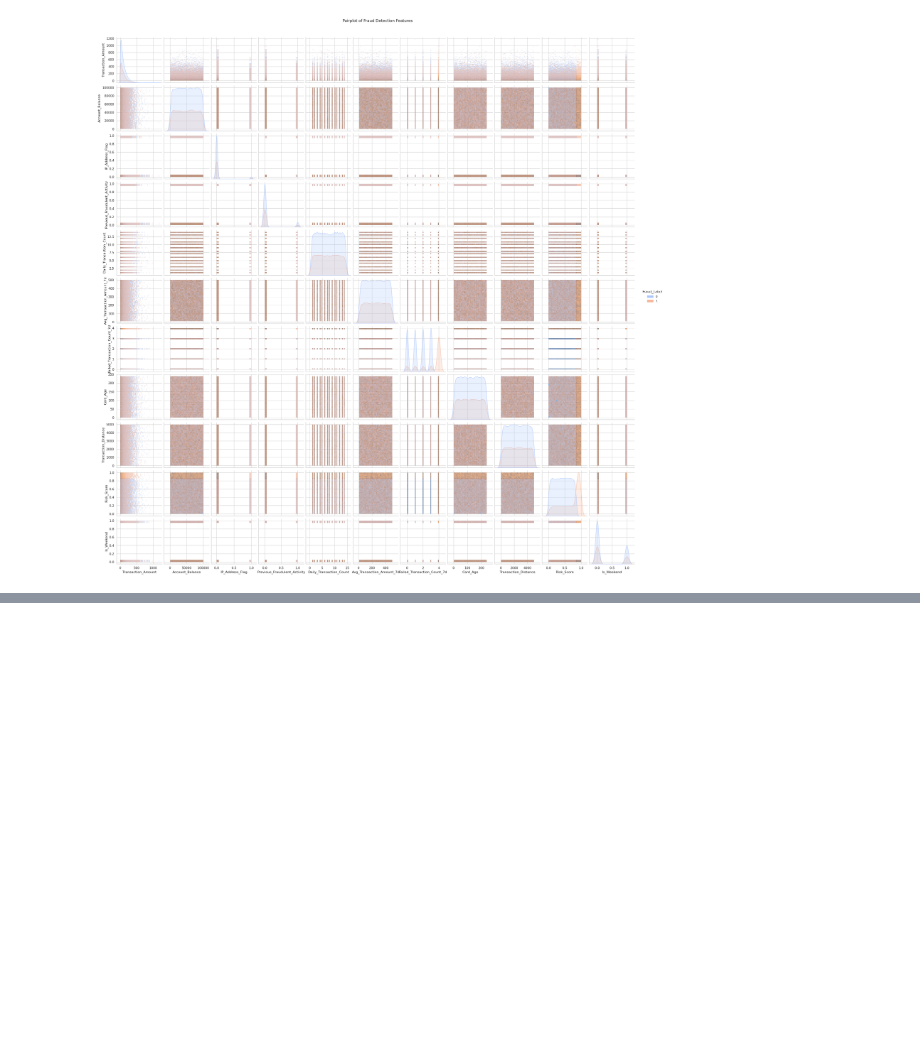
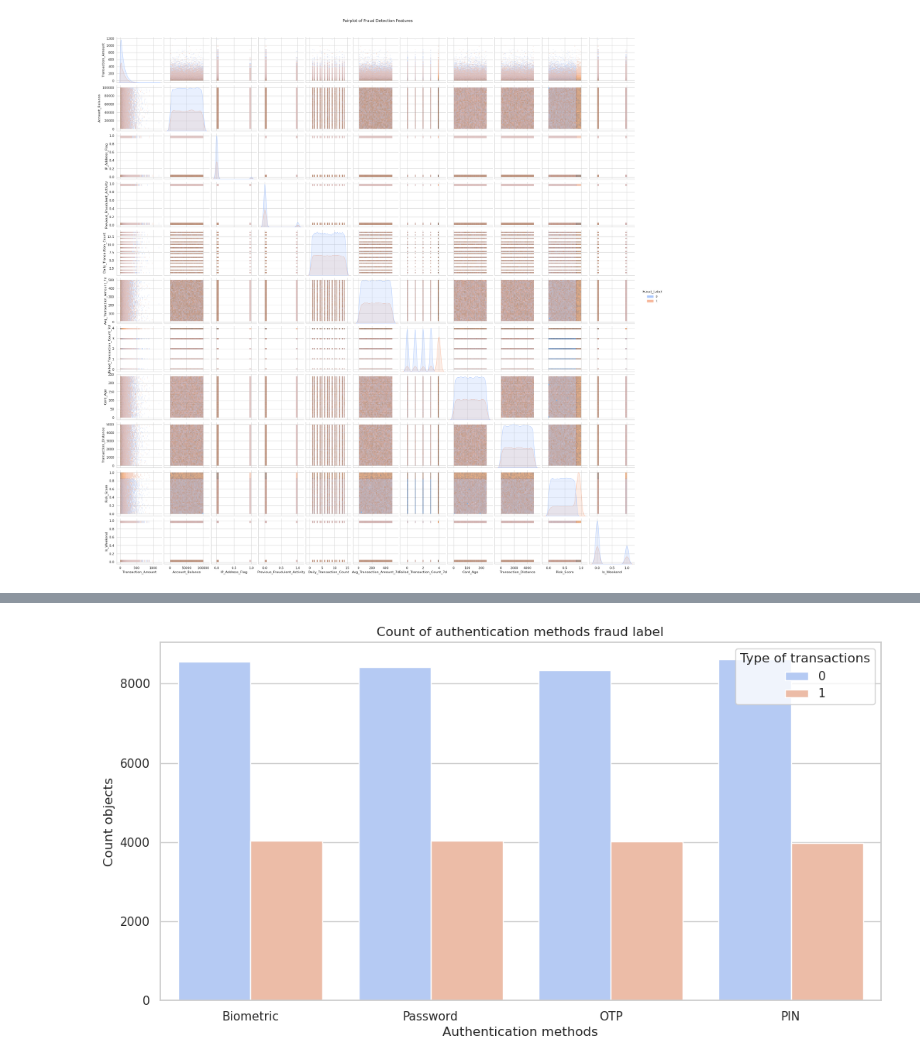
Before and after one commit to crissyro/Fraud-Detection-Transactions, a Jupyter notebook: jupyter/fraud_detection_transactions.ipynb, the cells around one changed output, grey strips where cells are left out. Drawn from its saved outputs; the diff is of its cells as text; code cells hidden in the pictures; blank space fills up the shorter version.

Commit message:
add count plot

```diff
--- a/jupyter/fraud_detection_transactions.ipynb
+++ b/jupyter/fraud_detection_transactions.ipynb
@@ -213,0 +225,14 @@ fig.show(renderrer='iframe_connected')
+# %%
+df['Timestamp'] = pd.to_datetime(df['Timestamp'])
+# %%
+df['Year'] = df['Timestamp'].dt.year
+df['Month'] = df['Timestamp'].dt.month
+df['Day_Of_Week'] = df['Timestamp'].dt.dayofweek
+
+df['Day_Of_Week'] = df['Day_Of_Week'].apply(lambda x: 'weekend' if x >= 5 else 'working_day')
+# %%
+bins = [-1, 3, 6, 10, 16, 19, 23]
+labels = ['night', 'early morning', 'morning', 'afternoon', 'early evening', 'evening']
+
+df['Day_Time'] = pd.cut(df['Timestamp'].dt.hour, bins=bins, labels=labels, include_lowest=True)
+df
@@ -213,0 +253,13 @@ fig.show(renderrer='iframe_connected')
+# %%
+plt.figure(figsize=(12, 6))
+sns.countplot(data=df,
+              x='Authentication_Method',
+              hue='Fraud_Label',
+              palette='coolwarm',
+              )
+plt.title('Count of authentication methods fraud label')
+plt.xlabel('Authentication methods', fontsize=12)
+plt.ylabel('Count objects', fontsize=12)
+plt.legend(title='Type of transactions');
+# %% [output]
+[figure, added]
```
Also changed, not shown: parts of 3 cells of this notebook.
